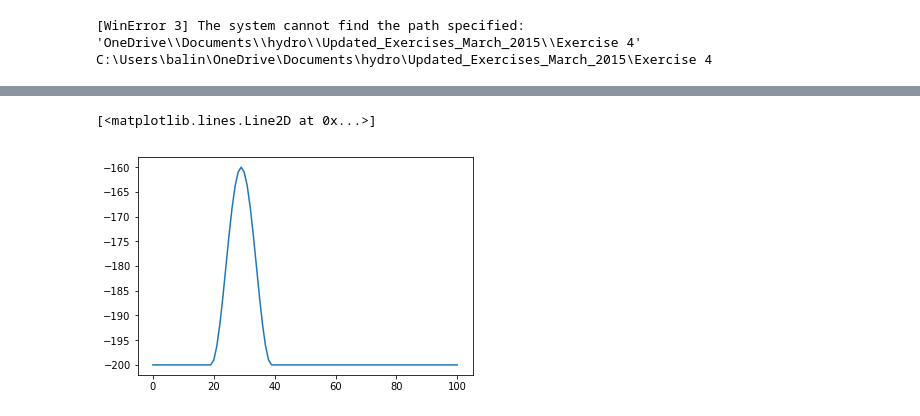
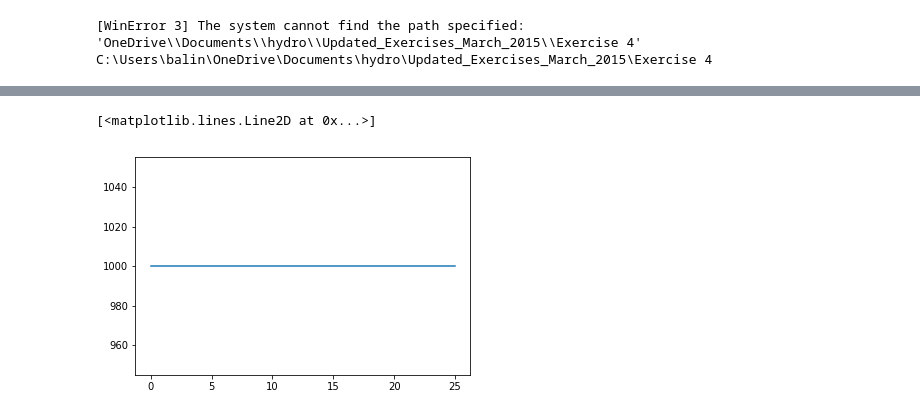
Before and after one commit to balintkaszas/Interfacial-waves, a Jupyter notebook: readout.ipynb, the cells around one changed output, grey strips where cells are left out. Saved outputs shown, nothing was run; the diff lists cells and outputs as text; code cells hidden in the pictures.

```diff
--- a/readout.ipynb
+++ b/readout.ipynb
@@ -94,5 +360,7 @@ u = np.loadtxt('w.dat')
+# %%
+d = np.loadtxt('rho__00.dat')
 # %%
-plt.plot(-h)
+plt.plot(d)
 # %% [output]
 [<matplotlib.lines.Line2D at 0x...>]
-[figure, old version]
+[figure, new version]
```
Also changed, not shown: parts of 34 cells of this notebook, 10 other files.
